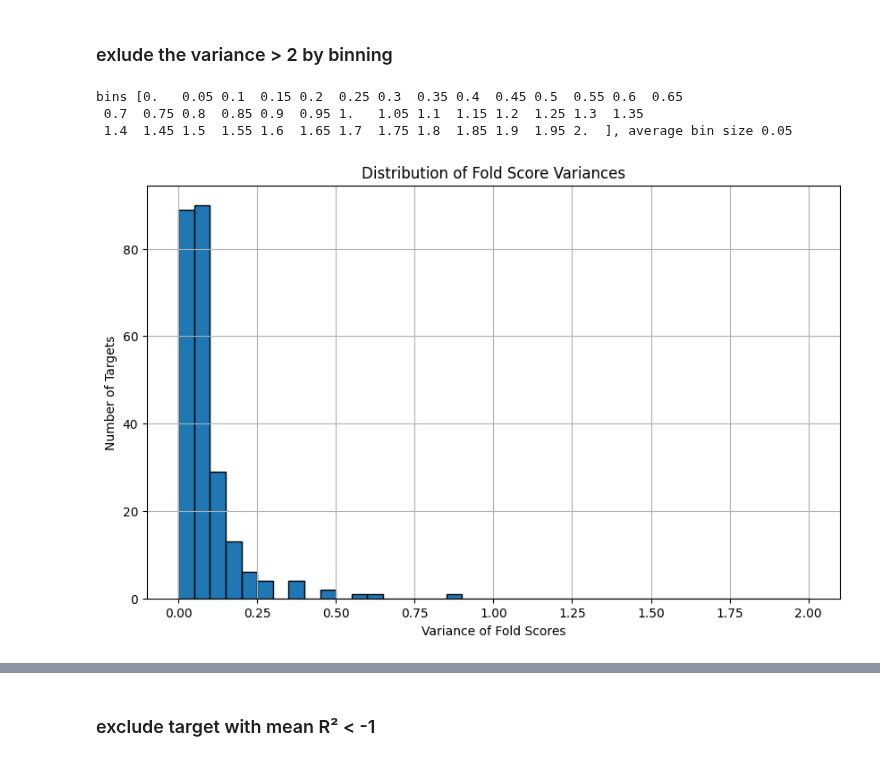
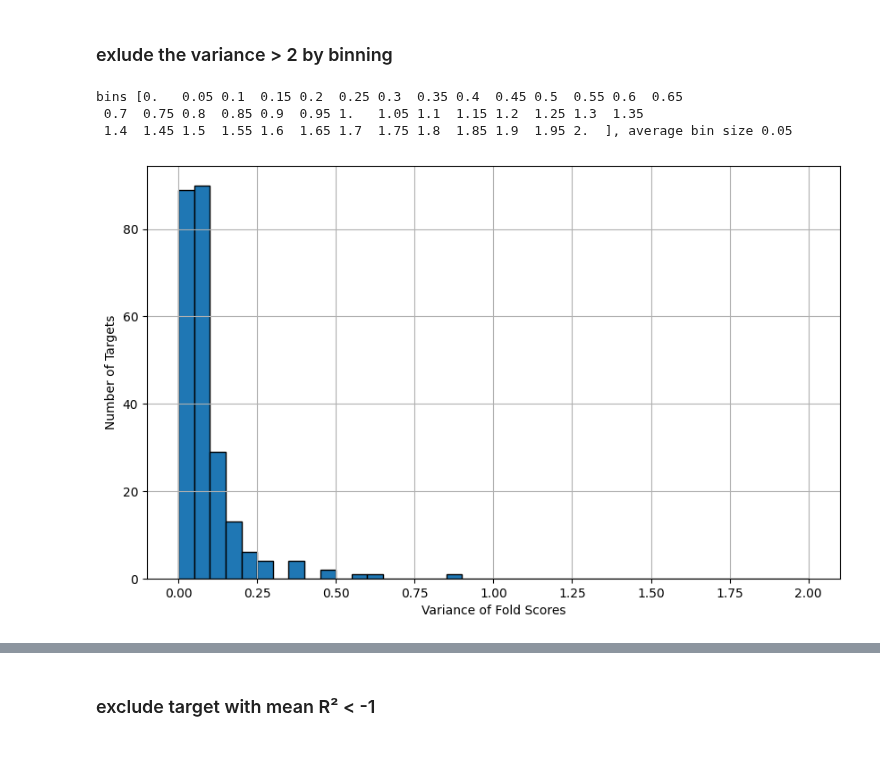
Before and after one commit to Yawkward/x.elegans, a Jupyter notebook: newfeaturespace/newfeat_10xKfold_rfr.ipynb, the cells around one changed output, grey strips where cells are left out. Drawn from its saved outputs; the diff is of its cells as text; code cells hidden in the pictures.

```diff
--- a/newfeaturespace/newfeat_10xKfold_rfr.ipynb
+++ b/newfeaturespace/newfeat_10xKfold_rfr.ipynb
@@ -496,20 +496,20 @@ plt.show()
 # %%
 # Plotting the histogram
 plt.figure(figsize=(10, 6))
 bins=np.arange(0, 2.05, 0.05)
 bin_sizes = np.diff(bins)
 print(f"bins {bins}, average bin size {np.mean(bin_sizes)}")
 plt.hist(variances, bins=bins, edgecolor='black')
-plt.title('Distribution of Fold Score Variances')
+#plt.title('Distribution of Fold Score Variances')
 plt.xlabel('Variance of Fold Scores')
 plt.ylabel('Number of Targets')
 plt.grid(True)
 plt.show()
 # %% [output]
 bins [0.   0.05 0.1  0.15 0.2  0.25 0.3  0.35 0.4  0.45 0.5  0.55 0.6  0.65
  0.7  0.75 0.8  0.85 0.9  0.95 1.   1.05 1.1  1.15 1.2  1.25 1.3  1.35
  1.4  1.45 1.5  1.55 1.6  1.65 1.7  1.75 1.8  1.85 1.9  1.95 2.  ], average bin size 0.05
-[figure, old version]
+[figure, new version]
 # %%
 plt.figure(figsize=(10, 6))
 
```
Also changed, not shown: parts of 3 cells of this notebook, 1 other file.
